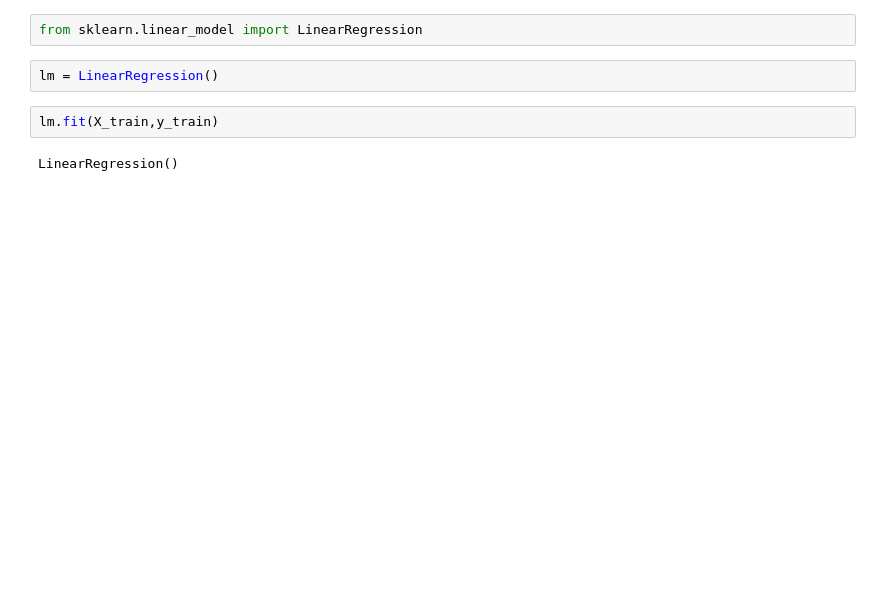
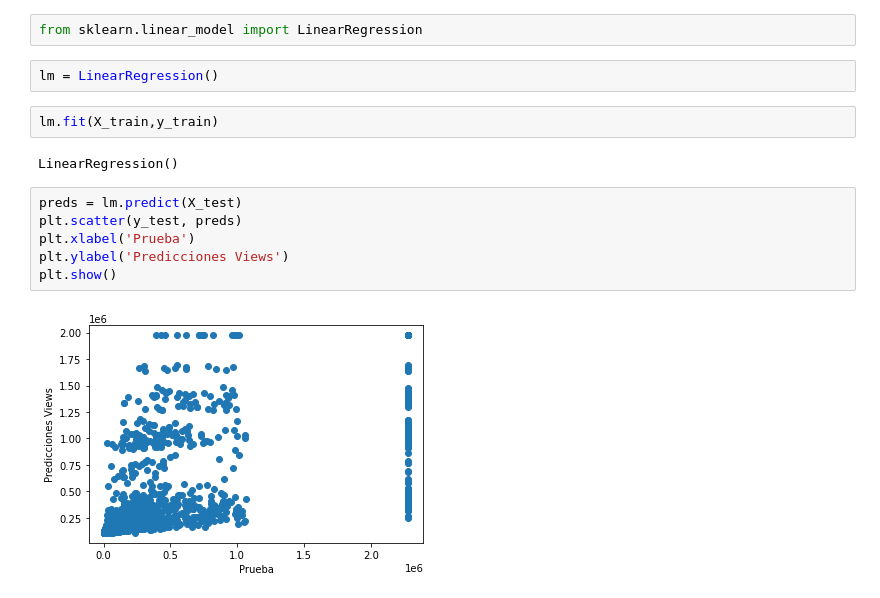
Before and after one commit to Alextron0102/EB-2021-1-CC51, a Jupyter notebook: code/modelo.ipynb, the cells around one changed output. Saved outputs shown, nothing was run; the diff lists cells and outputs as text; blank space fills up the shorter version.

```diff
--- a/code/modelo.ipynb
+++ b/code/modelo.ipynb
@@ -30,6 +30,14 @@ lm = LinearRegression()
 lm.fit(X_train,y_train)
 # %% [output]
 LinearRegression()
+# %%
+preds = lm.predict(X_test)
+plt.scatter(y_test, preds)
+plt.xlabel('Prueba')
+plt.ylabel('Predicciones Views')
+plt.show()
+# %% [output]
+[figure, added]
 # %%
 slope = lm.coef_  # w1
 intercept = lm.intercept_ # w0
```
Also changed, not shown: parts of 8 cells of this notebook, 1 other file.
